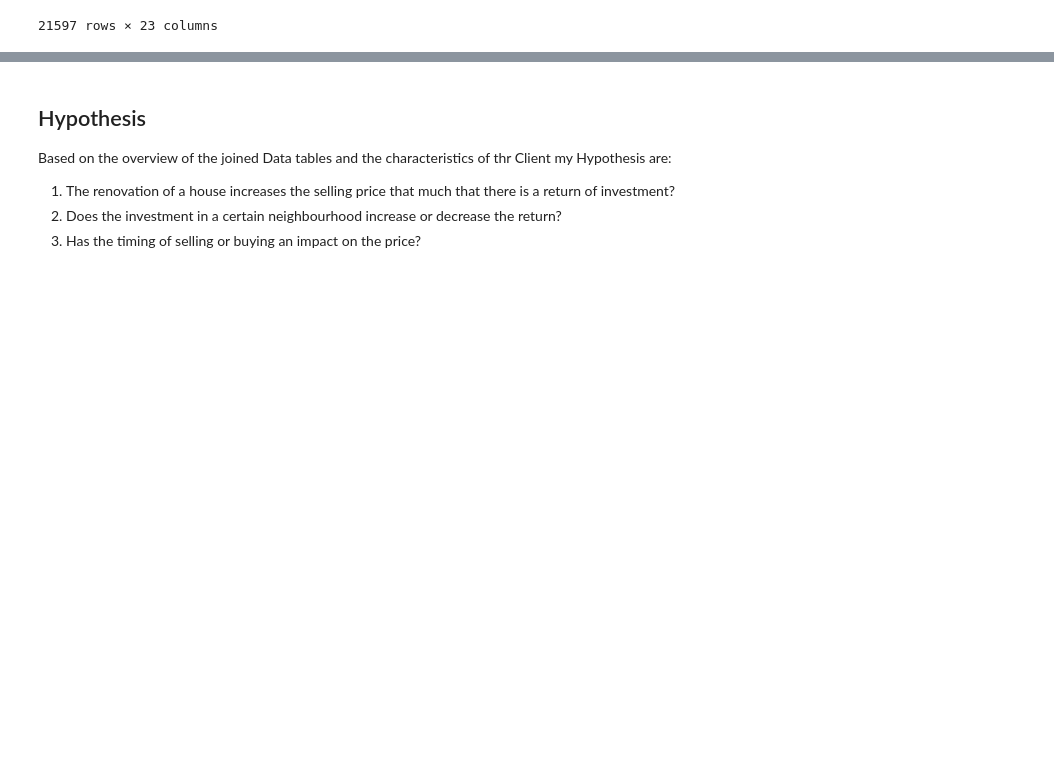
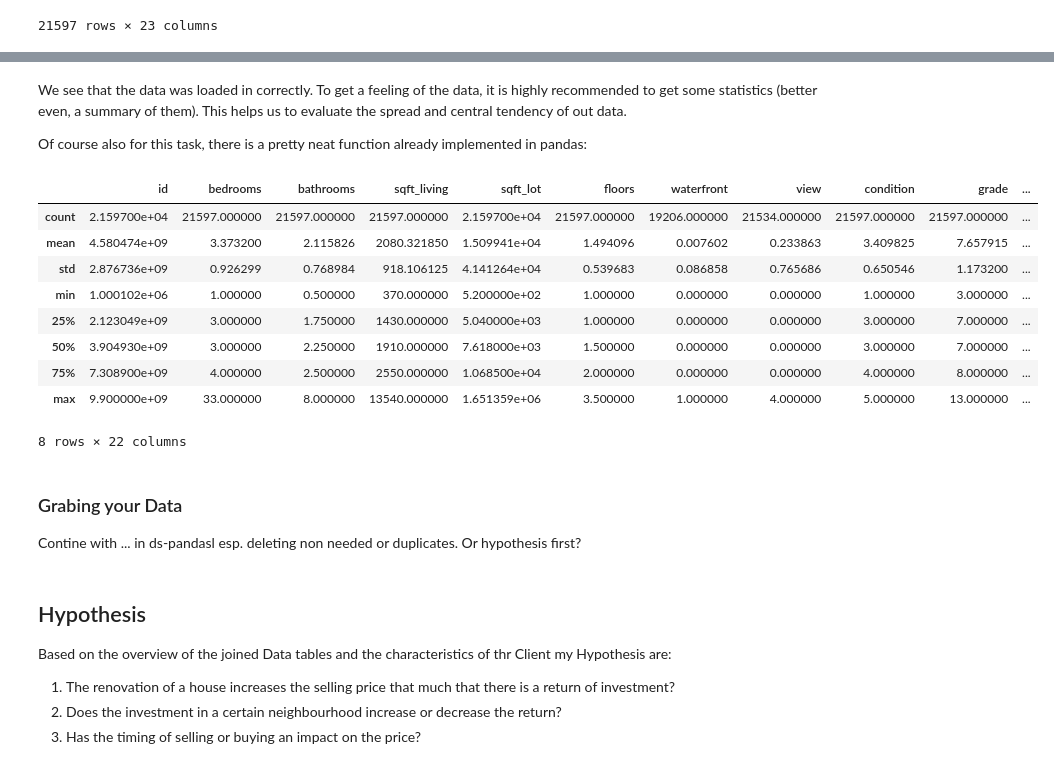
Before and after one commit to S3B3C/EDA-project_Housing, a Jupyter notebook: EDA.ipynb, the cells around one changed output, grey strips where cells are left out. Saved outputs shown, nothing was run; the diff lists cells and outputs as text; code cells hidden in the pictures; blank space fills up the shorter version.

```diff
--- a/EDA.ipynb
+++ b/EDA.ipynb
@@ -138,3 +216,23 @@ Get overviwe of data by examining usuals suspects
+# %% [markdown]
+We see that the data was loaded in correctly. To get a feeling of the data, it is highly recommended to get some statistics (better even, a summary of them). This helps us to evaluate the spread and central tendency of out data.
+
+Of course also for this task, there is a pretty neat function already implemented in pandas:
+# %%
+df2.describe()
+# %% [output]
+|  | id | bedrooms | bathrooms | sqft_living | sqft_lot | floors | waterfront | view | condition | grade | ... |
+| count | 2.159700e+04 | 21597.000000 | 21597.000000 | 21597.000000 | 2.159700e+04 | 21597.000000 | 19206.000000 | 21534.000000 | 21597.000000 | 21597.000000 | ... |
+| mean | 4.580474e+09 | 3.373200 | 2.115826 | 2080.321850 | 1.509941e+04 | 1.494096 | 0.007602 | 0.233863 | 3.409825 | 7.657915 | ... |
+| std | 2.876736e+09 | 0.926299 | 0.768984 | 918.106125 | 4.141264e+04 | 0.539683 | 0.086858 | 0.765686 | 0.650546 | 1.173200 | ... |
+| min | 1.000102e+06 | 1.000000 | 0.500000 | 370.000000 | 5.200000e+02 | 1.000000 | 0.000000 | 0.000000 | 1.000000 | 3.000000 | ... |
+| 25% | 2.123049e+09 | 3.000000 | 1.750000 | 1430.000000 | 5.040000e+03 | 1.000000 | 0.000000 | 0.000000 | 3.000000 | 7.000000 | ... |
+| 50% | 3.904930e+09 | 3.000000 | 2.250000 | 1910.000000 | 7.618000e+03 | 1.500000 | 0.000000 | 0.000000 | 3.000000 | 7.000000 | ... |
+| 75% | 7.308900e+09 | 4.000000 | 2.500000 | 2550.000000 | 1.068500e+04 | 2.000000 | 0.000000 | 0.000000 | 4.000000 | 8.000000 | ... |
+| max | 9.900000e+09 | 33.000000 | 8.000000 | 13540.000000 | 1.651359e+06 | 3.500000 | 1.000000 | 4.000000 | 5.000000 | 13.000000 | ... |
+8 rows × 22 columns
+# %% [markdown]
+### Grabing your Data
+Contine with ... in ds-pandasl esp. deleting non needed or duplicates. Or hypothesis first?
 # %% [markdown]
 ## Hypothesis
 
```
Also changed, not shown: parts of 20 cells of this notebook.
